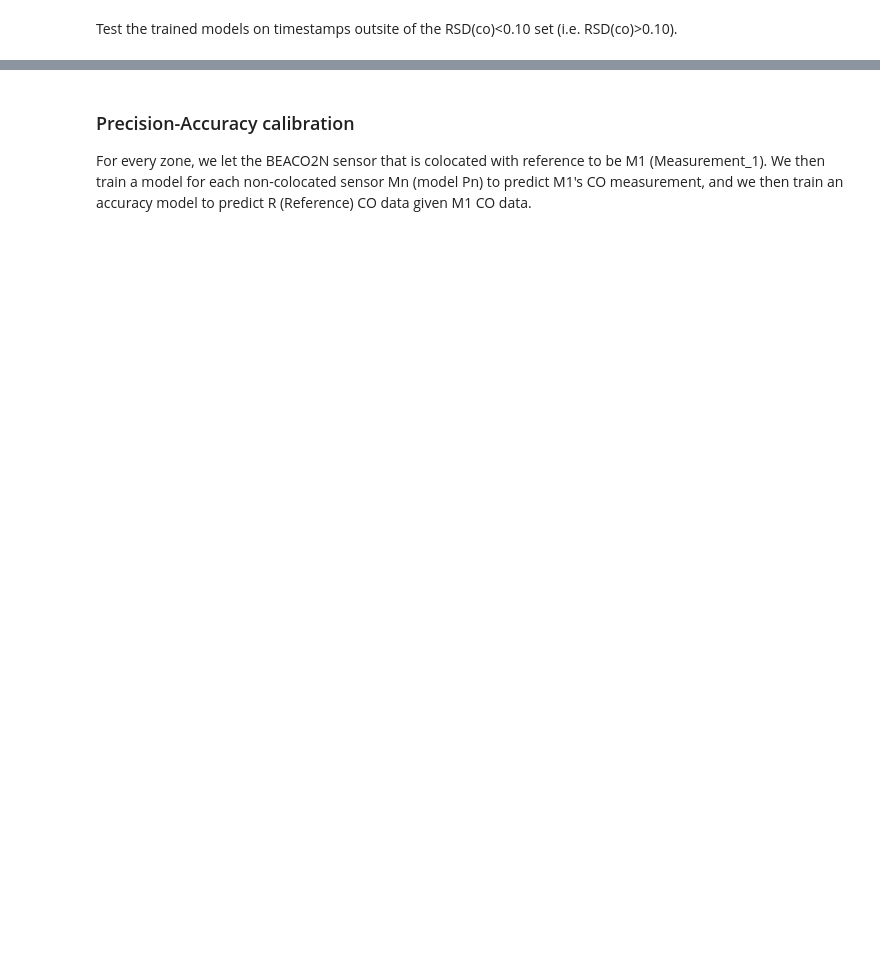
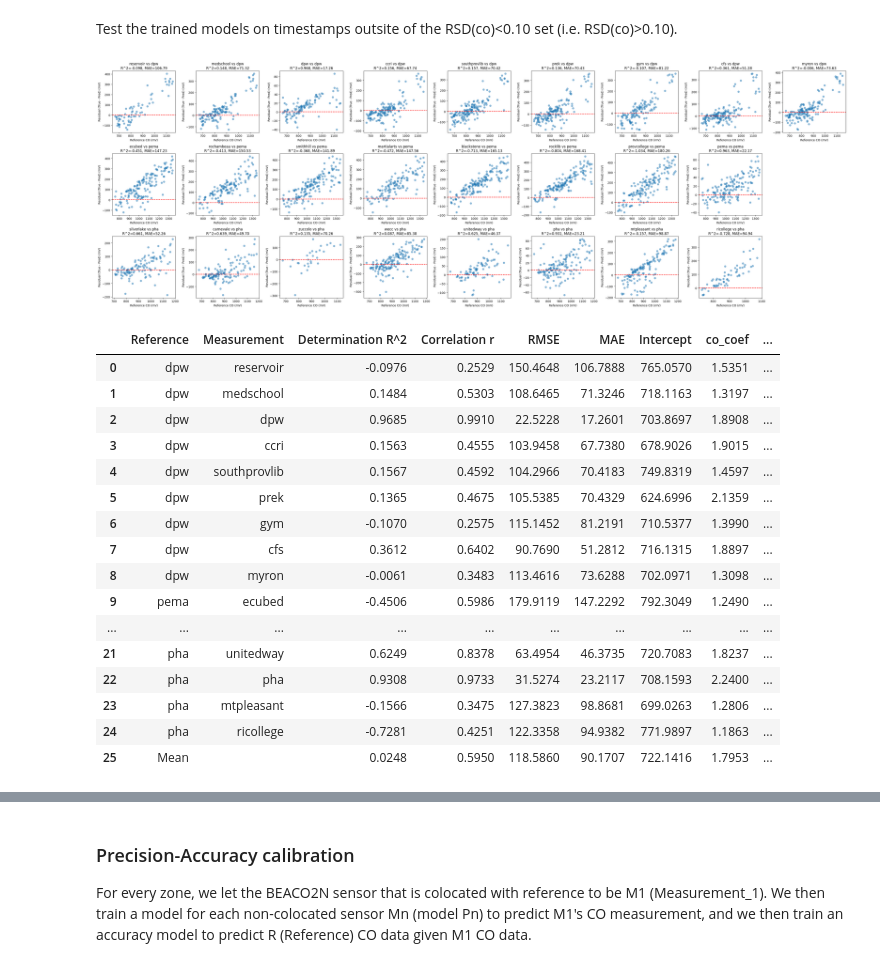
Before and after one commit to dwoodilla/bpp-scripts, a Jupyter notebook: BEACO2N_CO_calibration.ipynb, the cells around one changed output, grey strips where cells are left out. Saved outputs shown, nothing was run; the diff lists cells and outputs as text; code cells hidden in the pictures; blank space fills up the shorter version.

```diff
--- a/BEACO2N_CO_calibration.ipynb
+++ b/BEACO2N_CO_calibration.ipynb
@@ -222,12 +259,42 @@ plot_zones(zones, dist_models, y_test_lt_10pc_rsd, y_test_pred_lt_10pc_rsd)
 # %% [markdown]
 Test the trained models on timestamps outsite of the RSD(co)<0.10 set (i.e. RSD(co)>0.10).
 # %%
+X_test_gt_10pc_rsd = {ref_site : {meas_site : pd.DataFrame() for meas_site in zones[ref_site]} for ref_site in zones.keys()}
+y_test_gt_10pc_rsd = {ref_site : {meas_site : pd.Series(dtype=float) for meas_site in zones[ref_site]} for ref_site in zones.keys()}
+y_test_pred_gt_10pc_rsd = {ref_site : {meas_site : pd.Series(dtype=float) for meas_site in zones[ref_site]} for ref_site in zones.keys()}
+
+test_times_gt_10pc_rsd = {ref_site : {meas_site : pd.Series() for meas_site in zones[ref_site]} for ref_site in zones.keys()}
+
 for ref_site in zones.keys():
     for meas_site in zones[ref_site]:
 
         test_times = meas_times_rsd_gt_10pc[meas_site]
-        X_test_gt_10pc_rsd[ref_site][meas_site] = measurement_df[meas_site][measurement_df[meas_site]["timestamp"].isin(test_times)][['co', 'temp', 'rh']]
-        y_test_gt_10pc_rsd[ref_site][meas_site] = reference_df[ref_site][reference_df[ref_site]["timestamp"].isin(test_times)]["co"]
-        y_test_pred_gt_10pc_rsd[ref_site][meas_site] = dist_models[ref_site][meas_site].predict(X_test_gt_10pc_rsd[ref_site][meas_site]) # type: ignore
+        test_times_gt_10pc_rsd[ref_site][meas_site] = test_times
+
+        X_test_gt_10pc_rsd[ref_site][meas_site] = measurement_df[meas_site][measurement_df[meas_site]["timestamp"].isin(test_times)].set_index("timestamp")[['co', 'temp', 'rh']]
+        y_test_gt_10pc_rsd[ref_site][meas_site] = reference_df[ref_site][reference_df[ref_site]["timestamp"].isin(test_times)].set_index("timestamp")["co"]
+        y_test_pred_gt_10pc_rsd[ref_site][meas_site] = pd.Series(
+            dist_models[ref_site][meas_site].predict(X_test_gt_10pc_rsd[ref_site][meas_site]),
+            index=y_test_gt_10pc_rsd[ref_site][meas_site].index
+        )
 
 plot_zones(zones, dist_models, y_test_gt_10pc_rsd, y_test_pred_gt_10pc_rsd)
+# %% [output]
+[figure, added]
+|  | Reference | Measurement | Determination R^2 | Correlation r | RMSE | MAE | Intercept | co_coef | ... |
+| 0 | dpw | reservoir | -0.0976 | 0.2529 | 150.4648 | 106.7888 | 765.0570 | 1.5351 | ... |
+| 1 | dpw | medschool | 0.1484 | 0.5303 | 108.6465 | 71.3246 | 718.1163 | 1.3197 | ... |
+| 2 | dpw | dpw | 0.9685 | 0.9910 | 22.5228 | 17.2601 | 703.8697 | 1.8908 | ... |
+| 3 | dpw | ccri | 0.1563 | 0.4555 | 103.9458 | 67.7380 | 678.9026 | 1.9015 | ... |
+| 4 | dpw | southprovlib | 0.1567 | 0.4592 | 104.2966 | 70.4183 | 749.8319 | 1.4597 | ... |
+| 5 | dpw | prek | 0.1365 | 0.4675 | 105.5385 | 70.4329 | 624.6996 | 2.1359 | ... |
+| 6 | dpw | gym | -0.1070 | 0.2575 | 115.1452 | 81.2191 | 710.5377 | 1.3990 | ... |
+| 7 | dpw | cfs | 0.3612 | 0.6402 | 90.7690 | 51.2812 | 716.1315 | 1.8897 | ... |
+| 8 | dpw | myron | -0.0061 | 0.3483 | 113.4616 | 73.6288 | 702.0971 | 1.3098 | ... |
+| 9 | pema | ecubed | -0.4506 | 0.5986 | 179.9119 | 147.2292 | 792.3049 | 1.2490 | ... |
+| ... | ... | ... | ... | ... | ... | ... | ... | ... | ... |
+| 21 | pha | unitedway | 0.6249 | 0.8378 | 63.4954 | 46.3735 | 720.7083 | 1.8237 | ... |
+| 22 | pha | pha | 0.9308 | 0.9733 | 31.5274 | 23.2117 | 708.1593 | 2.2400 | ... |
+| 23 | pha | mtpleasant | -0.1566 | 0.3475 | 127.3823 | 98.8681 | 699.0263 | 1.2806 | ... |
+| 24 | pha | ricollege | -0.7281 | 0.4251 | 122.3358 | 94.9382 | 771.9897 | 1.1863 | ... |
+| 25 | Mean |  | 0.0248 | 0.5950 | 118.5860 | 90.1707 | 722.1416 | 1.7953 | ... |
```
Also changed, not shown: parts of 10 cells of this notebook.
